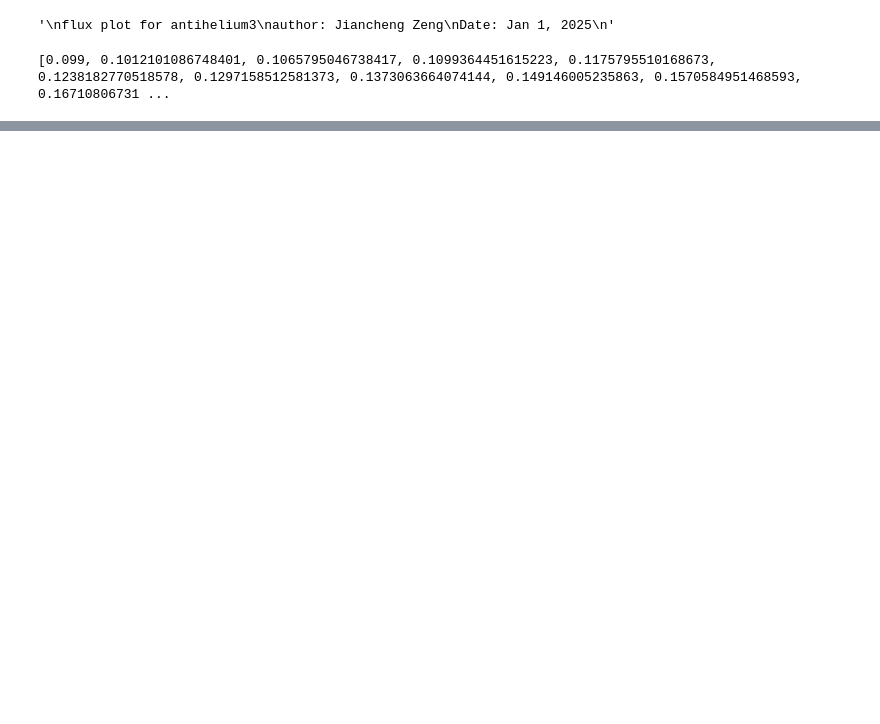
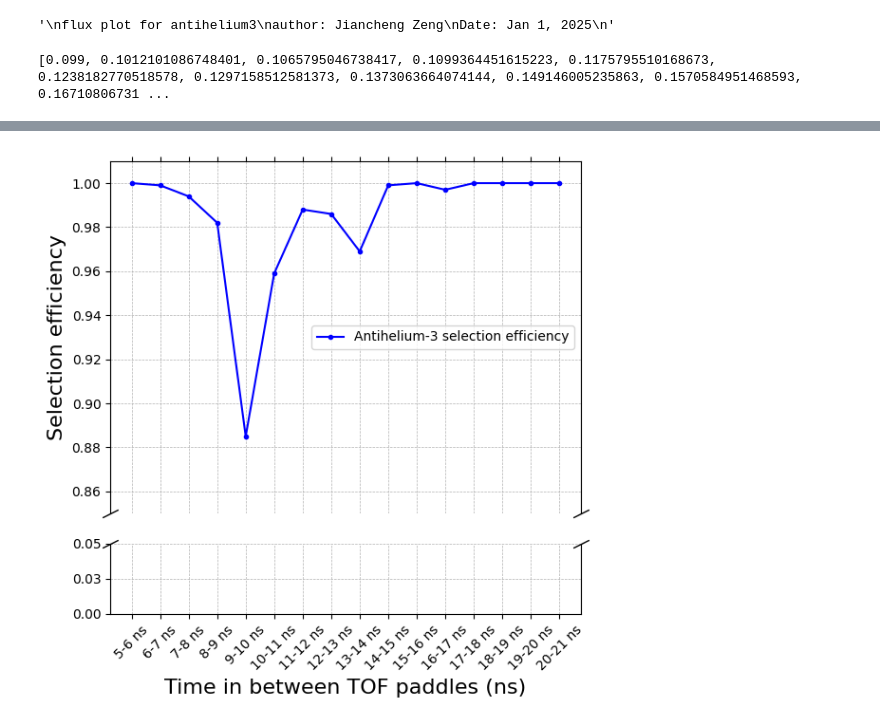
Before and after one commit to Eclipsedclaw/GRAMS, a Jupyter notebook: analysis/2023_Paper/flux_plot.ipynb, the cells around one changed output, grey strips where cells are left out. Drawn from its saved outputs; the diff is of its cells as text; code cells hidden in the pictures; blank space fills up the shorter version.

```diff
--- a/analysis/2023_Paper/flux_plot.ipynb
+++ b/analysis/2023_Paper/flux_plot.ipynb
@@ -334,0 +346,69 @@ plt.show()
+# %%
+import numpy as np
+import matplotlib.pyplot as plt
+from matplotlib.ticker import FuncFormatter
+
+# Data
+log_array = [1, 0.999, 0.994, 0.982, 0.885, 0.959, 0.988, 0.986, 0.969, 0.999, 1, 0.997, 1, 1, 1, 1]
+stick = ["5-6 ns", "6-7 ns", "7-8 ns", "8-9 ns", "9-10 ns", "10-11 ns", "11-12 ns", "12-13 ns", "13-14 ns", "14-15 ns", "15-16 ns", "16-17 ns", "17-18 ns", "18-19 ns", "19-20 ns", "20-21 ns"]
+
+# Function to format y-axis labels as percentages
+def to_percent(y, _):
+    #return f"{y * 100:.0f}%"
+    return f"{y:.02f}"
+
+# Create a figure with two subplots (one for the broken axis effect)
+fig, (ax2, ax1) = plt.subplots(2, 1, sharex=True, gridspec_kw={'height_ratios': [5, 1]}, figsize=(6, 6))
+
+# Plot the data on both subplots
+ax1.plot(log_array, marker='.', linestyle='-', color='b')
+ax2.plot(log_array, marker='.', linestyle='-', color='b', label='Antihelium-3 selection efficiency')
+
+# Set y-axis limits for the broken axis effect
+ax1.set_ylim(0, 0.05)  # Lower part of the broken axis (0% to 20%)
+ax2.set_ylim(0.85, 1.01)  # Upper part of the broken axis (80% to 100%)
+
+# Hide the spines between the two subplots
+ax1.spines['top'].set_visible(False)
+ax2.spines['bottom'].set_visible(False)
+ax1.xaxis.tick_bottom()
+ax2.xaxis.tick_top()
+ax2.tick_params(labeltop=False)  # Hide x-axis labels for the top subplot
+
+# Add diagonal lines to indicate the broken axis
+d = 0.5  # Size of the diagonal lines
+kwargs = dict(marker=[(-1, -d), (1, d)], markersize=12, linestyle="none", color='k', mec='k', mew=1, clip_on=False)
+ax1.plot([0, 1], [1, 1], transform=ax1.transAxes, **kwargs)
+ax2.plot([0, 1], [0, 0], transform=ax2.transAxes, **kwargs)
+
+# Format y-axis labels as percentages
+ax1.yaxis.set_major_formatter(FuncFormatter(to_percent))
+ax2.yaxis.set_major_formatter(FuncFormatter(to_percent))
+
+# Add stick labels to x-axis
+ax1.set_xticks(range(len(stick)))
+ax1.set_xticklabels(stick, rotation=45)
+
+# Enable finer grid
+ax1.grid(True, which="both", ls="--", linewidth=0.5)
+ax2.grid(True, which="both", ls="--", linewidth=0.5)
+
+# Labels and title
+ax1.set_xlabel('Time in between TOF paddles (ns)', fontsize=16)
+#ax1.set_ylabel('Percentage (0-20%)', fontsize=16)
+ax2.set_ylabel('Selection efficiency', fontsize=16)
+
+# Adjust tick font size
+ax1.tick_params(axis='both', labelsize=10)
+ax2.tick_params(axis='both', labelsize=10)
+
+# Show legend
+ax2.legend(fontsize=10, loc="right")
+
+# Adjust layout to prevent label overlap
+plt.tight_layout()
+
+# Show plot
+plt.show()
+# %% [output]
+[figure, added]
```
Also changed, not shown: parts of 4 cells of this notebook, 4 other files.
